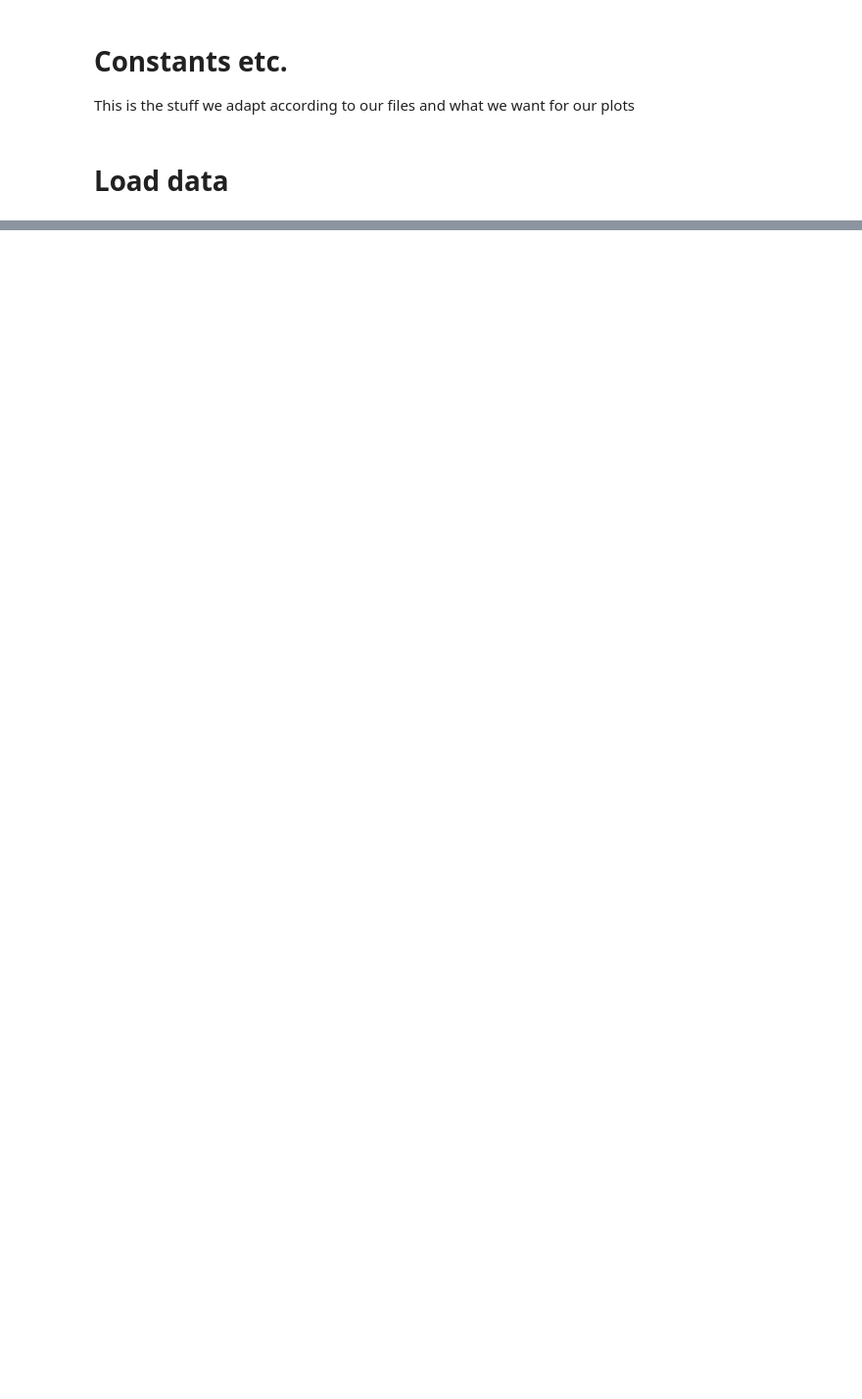
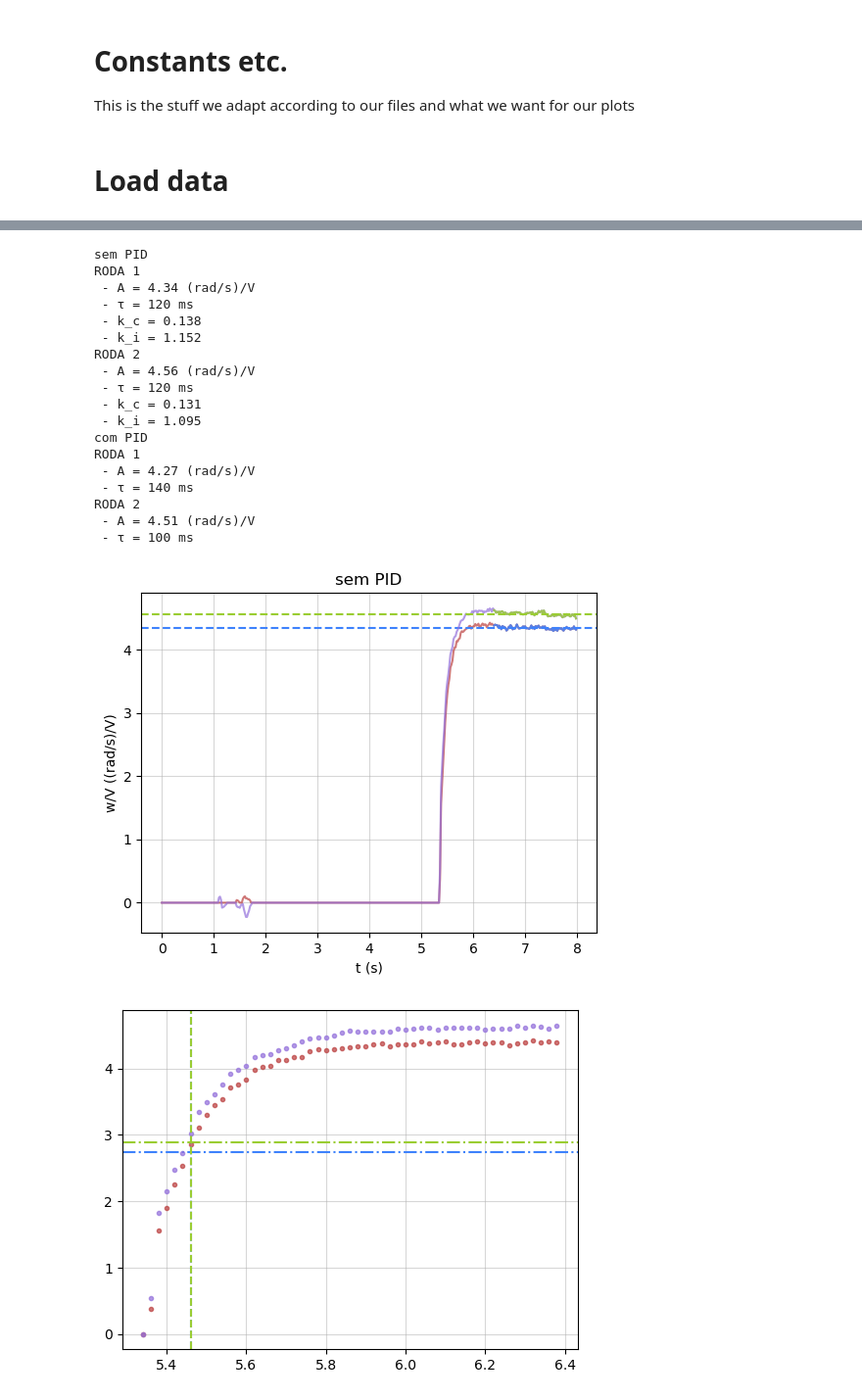
Before and after one commit to sergisousa/Robotica2026, a Jupyter notebook: Modelo motores/PID_new.ipynb, the cells around one changed output, grey strips where cells are left out. Shown at 98% size. Cells and saved outputs as stored; diff of their text form; code cells hidden in the pictures; blank space fills up the shorter version.

Commit message:
calculos com ajuste
falta compor as cores

```diff
--- a/Modelo motores/PID_new.ipynb
+++ b/Modelo motores/PID_new.ipynb
@@ -58,0 +69,70 @@ for i, f in enumerate(files):
+# %%
+for i, key in enumerate(data):
+    print(key)
+    d = data[key]
+    t = d[0]
+    w1 = d[3]
+    w2 = d[4]
+    ws = [w1, w2]
+
+    # to store the values
+    kcs = np.zeros(2)
+    kis = np.zeros(2)
+
+    fig_og, ax_og = plt.subplots(figsize = (6, 4.5))
+    ax_og.grid(grid_color, alpha = 0.5)
+    fig_f, ax_f = plt.subplots(figsize = (6, 4.5))
+    ax_f.grid(grid_color, alpha = 0.5)
+
+    for j, w in enumerate(ws):
+        A = np.mean(w[n_A_min[i]:n_A_max[i]])
+        print(f"RODA {j + 1}\n - A = {A:.2f} (rad/s)/V")
+        A_tau = (1 - 1/np.e)*A
+
+        tau_idx = np.argmin(np.abs(w - A_tau)) # esta é a aldrabice (deviamos fazer um ajust probably)
+        tau = t[tau_idx] - t[n_start[i]]
+        print(f" - τ = {tau*1000
+        :.0f} ms")
+
+        if PID_bol[i] == 0: # if no PID we will determine it
+            kc = tau/(tau_t * A)
+            kcs[j] = kc
+            print(f" - k_c = {kc:.3f}")
+
+            ki = kc/tau
+            kis[j] = ki
+            print(f" - k_i = {ki:.3f}")
+
+        ax_og.plot(t, w, label = 'experimental data', color = plot_colors[j - 1], alpha = 0.7)
+        ax_og.plot(t[n_A_min[i]:n_A_max[i]], w[n_A_min[i]:n_A_max[i]], label = "data used to calculate A", color = plot_colors[j + 1], alpha = 0.8)
+        ax_og.axhline(A, linestyle = '--', label = 'A', color = plot_colors[j + 1])
+        ax_og.set_title(key)
+        ax_og.set_xlabel('t (s)')
+        ax_og.set_ylabel('w/V ((rad/s)/V)')
+        # ax_og.legend()
+
+        ax_f.plot(t[n_start[i]:n_A_min[i]], w[n_start[i]:n_A_min[i]], '.', label = "experimental data", color = plot_colors[j - 1], alpha = 0.7)
+        ax_f.axvline(tau + t[n_start[i]], linestyle = '--', color = plot_colors[j + 1])
+        ax_f.axhline(A_tau, label = '(1 - 1/e) * A', linestyle = '-.', color = plot_colors[j + 1])
+        # ax_f.legend()
+# %% [output]
+sem PID
+RODA 1
+ - A = 4.34 (rad/s)/V
+ - τ = 120 ms
+ - k_c = 0.138
+ - k_i = 1.152
+RODA 2
+ - A = 4.56 (rad/s)/V
+ - τ = 120 ms
+ - k_c = 0.131
+ - k_i = 1.095
+com PID
+RODA 1
+ - A = 4.27 (rad/s)/V
+ - τ = 140 ms
+RODA 2
+ - A = 4.51 (rad/s)/V
+ - τ = 100 ms
+[figure, added]
+[figure, added]
```
Also changed, not shown: parts of 7 cells of this notebook.
